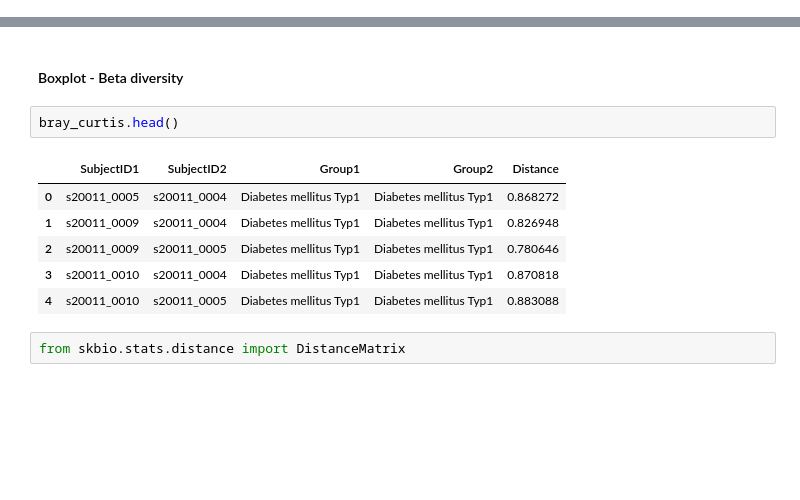
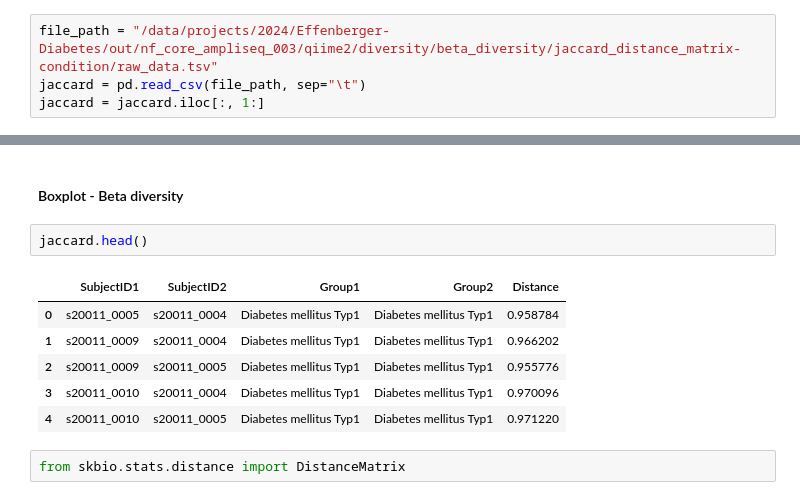
Before and after one commit to ErikaKvalem/Effenberger-Diabetes, a Jupyter notebook: 02-scripts/parse.ipynb, the cells around one changed output, grey strips where cells are left out. Cells and saved outputs as stored; diff of their text form; blank space fills up the shorter version.

```diff
--- a/02-scripts/parse.ipynb
+++ b/02-scripts/parse.ipynb
@@ -85,3 +85,7 @@ shannon_entropy = shannon_entropy.iloc[1:]
 file_path = "/data/projects/2024/Effenberger-Diabetes/out/nf_core_ampliseq_003/qiime2/diversity/beta_diversity/bray_curtis_distance_matrix-condition/raw_data.tsv"
 bray_curtis = pd.read_csv(file_path, sep="\t")
 bray_curtis = bray_curtis.iloc[:, 1:]
+# %%
+file_path = "/data/projects/2024/Effenberger-Diabetes/out/nf_core_ampliseq_003/qiime2/diversity/beta_diversity/jaccard_distance_matrix-condition/raw_data.tsv"
+jaccard = pd.read_csv(file_path, sep="\t")
+jaccard = jaccard.iloc[:, 1:]
@@ -727,14 +740,14 @@ Passing `palette` without assigning `hue` is deprecated and will be removed in v
 # %% [markdown]
 #### Boxplot - Beta diversity
 # %%
-bray_curtis.head()
+jaccard.head()
 # %% [output]
 |  | SubjectID1 | SubjectID2 | Group1 | Group2 | Distance |
-| 0 | s20011_0005 | s20011_0004 | Diabetes mellitus Typ1 | Diabetes mellitus Typ1 | 0.868272 |
-| 1 | s20011_0009 | s20011_0004 | Diabetes mellitus Typ1 | Diabetes mellitus Typ1 | 0.826948 |
-| 2 | s20011_0009 | s20011_0005 | Diabetes mellitus Typ1 | Diabetes mellitus Typ1 | 0.780646 |
-| 3 | s20011_0010 | s20011_0004 | Diabetes mellitus Typ1 | Diabetes mellitus Typ1 | 0.870818 |
-| 4 | s20011_0010 | s20011_0005 | Diabetes mellitus Typ1 | Diabetes mellitus Typ1 | 0.883088 |
+| 0 | s20011_0005 | s20011_0004 | Diabetes mellitus Typ1 | Diabetes mellitus Typ1 | 0.958784 |
+| 1 | s20011_0009 | s20011_0004 | Diabetes mellitus Typ1 | Diabetes mellitus Typ1 | 0.966202 |
+| 2 | s20011_0009 | s20011_0005 | Diabetes mellitus Typ1 | Diabetes mellitus Typ1 | 0.955776 |
+| 3 | s20011_0010 | s20011_0004 | Diabetes mellitus Typ1 | Diabetes mellitus Typ1 | 0.970096 |
+| 4 | s20011_0010 | s20011_0005 | Diabetes mellitus Typ1 | Diabetes mellitus Typ1 | 0.971220 |
 # %%
 from skbio.stats.distance import DistanceMatrix
 # %%
```
Also changed, not shown: parts of 24 cells of this notebook.
